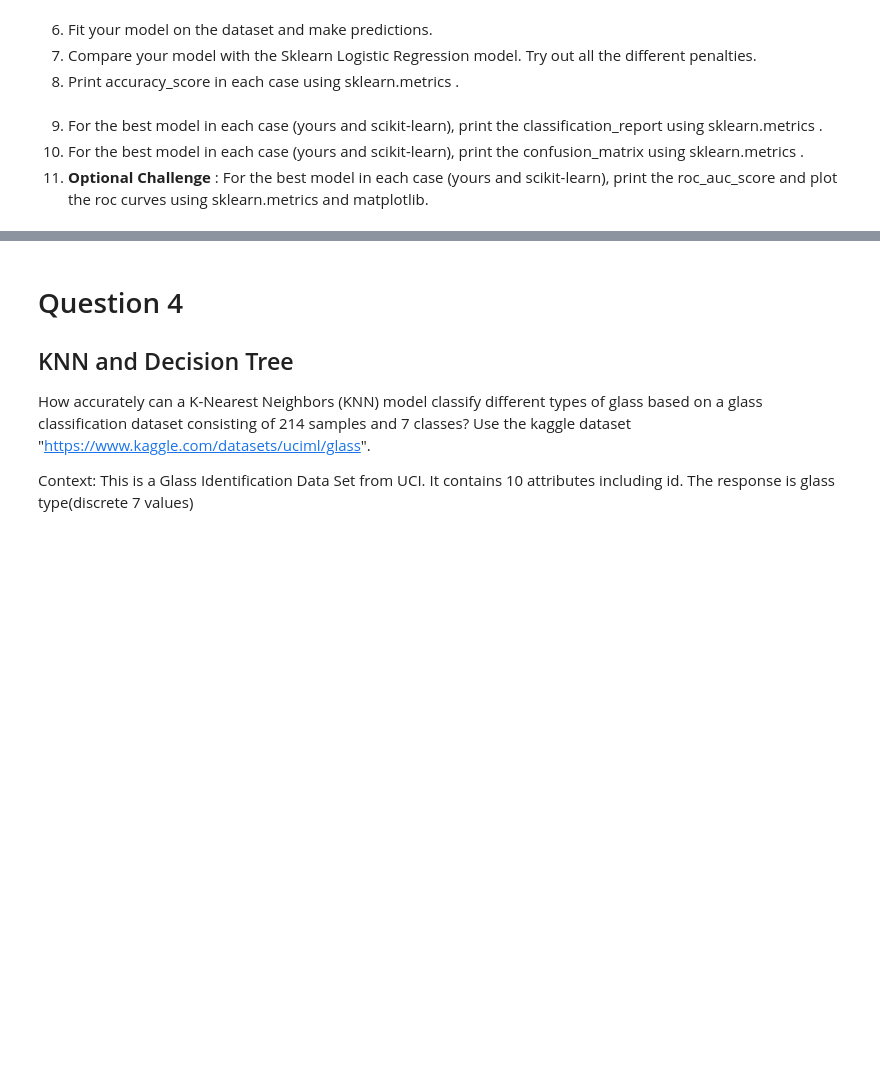
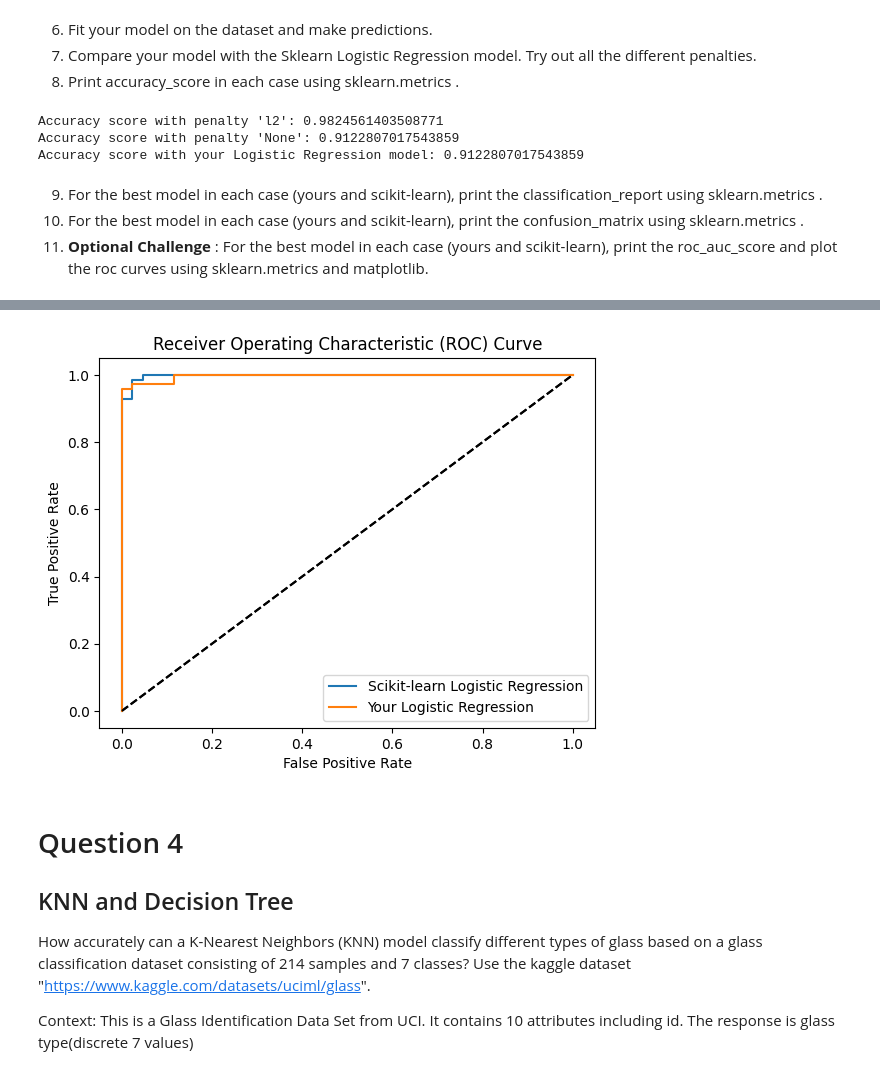
Before and after one commit to Intro-to-ML-and-DL/Intro-to-ML-and-DL, a Jupyter notebook: Week 2/Assignment/Stamatics_Assignment2.ipynb, the cells around one changed output, grey strips where cells are left out. Drawn from its saved outputs; the diff is of its cells as text; code cells hidden in the pictures; blank space fills up the shorter version.

```diff
--- a/Week 2/Assignment/Stamatics_Assignment2.ipynb
+++ b/Week 2/Assignment/Stamatics_Assignment2.ipynb
@@ -90,7 +279,85 @@ class LogisticRegression:
 6. Fit your model on the dataset and make predictions.
 7. Compare your model with the Sklearn Logistic Regression model. Try out all the different penalties.
 8. Print accuracy_score in each case using sklearn.metrics .
+# %%
+# Initialize and fit your Logistic Regression model
+lr_model = LogisticRegression(learning_rate=0.1, epochs=100)
+lr_model.fit(X_train, y_train)
+
+# Make predictions using your model
+y_pred_lr_model = lr_model.predict(X_test)
+
+# Compare with scikit-learn's Logistic Regression model
+penalties = ['l2', None]  # 'l1' removed due to solver constraint
+for penalty in penalties:
+    sklearn_lr_model = SklearnLogisticRegression(penalty=penalty, solver='lbfgs')
+    sklearn_lr_model.fit(X_train, y_train)
+    y_pred_sklearn_lr_model = sklearn_lr_model.predict(X_test)
+
+    accuracy = accuracy_score(y_test, y_pred_sklearn_lr_model)
+    print(f"Accuracy score with penalty '{penalty}': {accuracy}")
+
+your_model_accuracy = accuracy_score(y_test, y_pred_lr_model)
+print(f"Accuracy score with your Logistic Regression model: {your_model_accuracy}")
+# %% [output]
+Accuracy score with penalty 'l2': 0.9824561403508771
+Accuracy score with penalty 'None': 0.9122807017543859
+Accuracy score with your Logistic Regression model: 0.9122807017543859
 # %% [markdown]
 9. For the best model in each case (yours and scikit-learn), print the classification_report using sklearn.metrics .
 10. For the best model in each case (yours and scikit-learn), print the confusion_matrix using sklearn.metrics .
 11. **Optional Challenge** : For the best model in each case (yours and scikit-learn), print the roc_auc_score and plot the roc curves using sklearn.metrics and matplotlib.
+# %%
+# Function to plot ROC curve
+def plot_roc_curve(fpr, tpr, label):
+    plt.plot(fpr, tpr, label=label)
+    plt.plot([0, 1], [0, 1], 'k--')
+    plt.xlabel('False Positive Rate')
+    plt.ylabel('True Positive Rate')
+    plt.title('Receiver Operating Characteristic (ROC) Curve')
+    plt.legend()
+
+# Calculate the AUC score and plot the ROC curve for the best model in each case
+best_model_lr = SklearnLogisticRegression(penalty='l2', solver='lbfgs')
+best_model_lr.fit(X_train, y_train)
+y_pred_best_model_lr = best_model_lr.predict(X_test)
+best_model_lr_accuracy = accuracy_score(y_test, y_pred_best_model_lr)
+best_model_lr_auc = roc_auc_score(y_test, best_model_lr.predict_proba(X_test)[:, 1])
+fpr_lr, tpr_lr, _ = roc_curve(y_test, best_model_lr.predict_proba(X_test)[:, 1])
+
+# Initialize and fit your Logistic Regression model
+best_model_your_lr = LogisticRegression(learning_rate=0.1, epochs=100)
+best_model_your_lr.fit(X_train, y_train)
+
+# Make predictions using your model
+y_pred_best_model_your_lr = best_model_your_lr.predict(X_test)
+best_model_your_lr_accuracy = accuracy_score(y_test, y_pred_best_model_your_lr)
+
+# Calculate predicted probabilities manually and calculate ROC AUC score
+y_pred_prob_best_model_your_lr = sigmoid(np.dot(X_test, best_model_your_lr.weights) + best_model_your_lr.bias)
+best_model_your_lr_auc = roc_auc_score(y_test, y_pred_prob_best_model_your_lr)
+fpr_your_lr, tpr_your_lr, _ = roc_curve(y_test, y_pred_prob_best_model_your_lr)
+
+# Print classification report and confusion matrix for the best model in each case
+print("Scikit-learn Logistic Regression:")
+print("Classification Report:")
+print(classification_report(y_test, y_pred_best_model_lr))
+print("Confusion Matrix:")
+print(confusion_matrix(y_test, y_pred_best_model_lr))
+
+print("\nYour Logistic Regression:")
+print("Classification Report:")
+print(classification_report(y_test, y_pred_best_model_your_lr))
+print("Confusion Matrix:")
+print(confusion_matrix(y_test, y_pred_best_model_your_lr))
+
+# Print ROC AUC score
+print("\nScikit-learn Logistic Regression - ROC AUC Score:", best_model_lr_auc)
+print("Your Logistic Regression - ROC AUC Score:", best_model_your_lr_auc)
+
+# Plot ROC curves
+plt.figure()
+plot_roc_curve(fpr_lr, tpr_lr, label='Scikit-learn Logistic Regression')
+plot_roc_curve(fpr_your_lr, tpr_your_lr, label='Your Logistic Regression')
+plt.show()
+# %% [output]
@@ -97,3 +381,4 @@ class LogisticRegression:
+[figure, added]
 # %% [markdown]
 # Question 4
 ## KNN and Decision Tree
```
Also changed, not shown: parts of 9 cells of this notebook, 2 other files.
